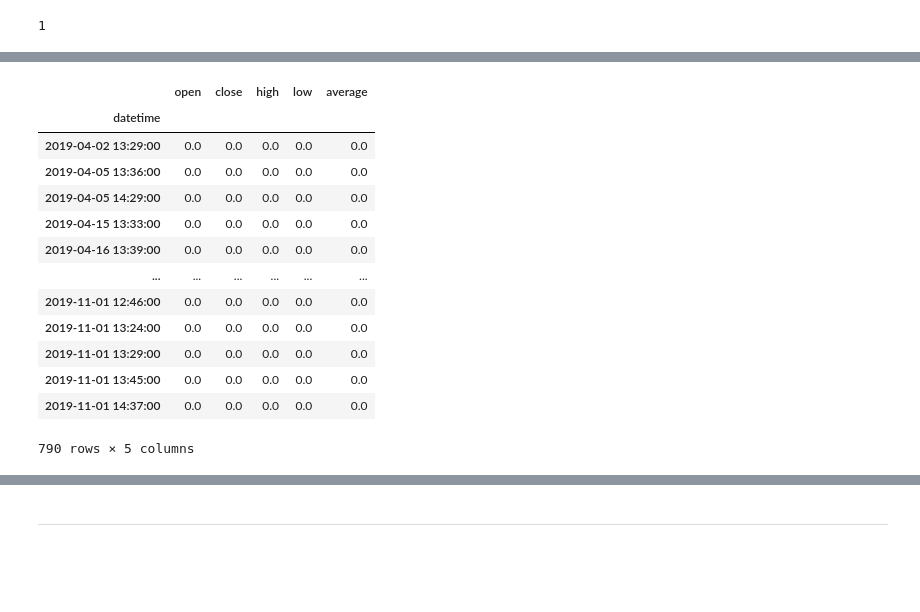
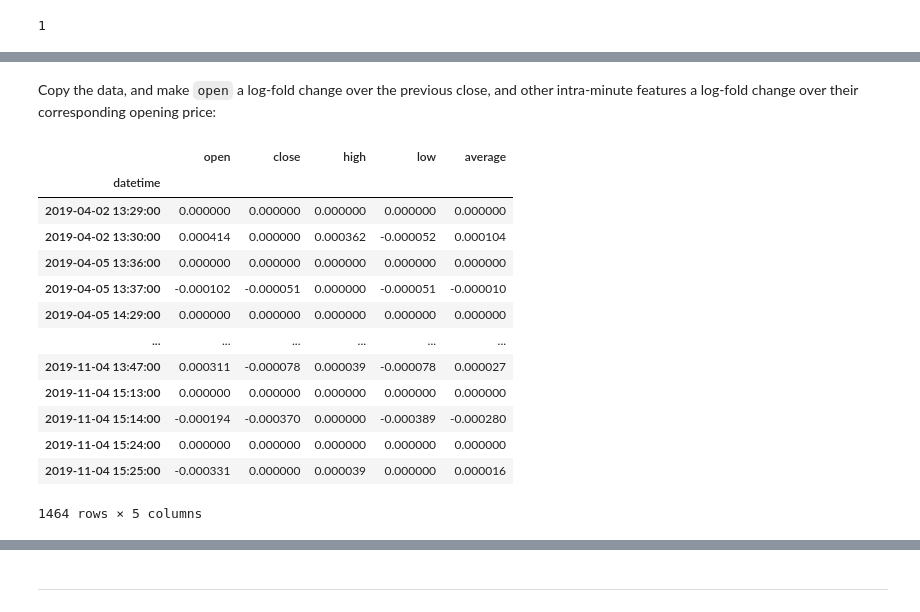
Before and after one commit to ryan-williams/pipelines, a Jupyter notebook: notebooks/Recurring runs example.ipynb, the cells around one changed output, grey strips where cells are left out. Cells and saved outputs as stored; diff of their text form; code cells hidden in the pictures; blank space fills up the shorter version.

Commit message:
wip document cells, fetch intraday prices, make open relative to prev close, and others relative to open

```diff
--- a/notebooks/Recurring runs example.ipynb
+++ b/notebooks/Recurring runs example.ipynb
@@ -237,2 +302,0 @@ dtype: int64
-# %%
-aapl.prev_close[day_start] = nan
@@ -274,2 +302,0 @@ aapl[day_start]
-# %%
-aapl['date'] = datetime.apply(lambda dt: dt.date())
@@ -330,3 +348,7 @@ grouped = aapl.groupby('date')
 # %%
-aapl.prev_close = grouped.prev_close.apply(lambda s: s.fillna(method='ffill')); aapl[aapl.prev_close.isna()]
+# aapl['date'] = datetime.apply(to_date)
+grouped = aapl.groupby(to_date)
+aapl.prev_close = grouped.prev_close.apply(lambda s: s.fillna(method='ffill'))
+# aapl.drop(columns='date', inplace=True)
+aapl.count()
 # %% [output]
@@ -412,4 +389,0 @@ dtype: int64
-# %%
-aapl.drop(columns='date', inplace=True)
-aapl.dropna(how='any', inplace=True)
-aapl
@@ -431,25 +390,28 @@ aapl
+# %% [markdown]
+Copy the data, and make `open` a log-fold change over the previous close, and other intra-minute features a log-fold change over their corresponding opening price:
 # %%
 lg = aapl.copy()
-for col in fill_cols:
-    lg[col] = log(lg[col] / aapl.prev_close)
+for col in fill_cols[1:]:
+    lg[col] = log(lg[col] / lg.open)
+lg.open = log(lg.open / lg.prev_close)
 
 lg.drop(columns='prev_close', inplace=True)
-lg[fill_cols][nan_idxs]
+lg[fill_cols][l_or(nan_idxs, nan_idxs.shift(1).fillna(False))]
 # %% [output]
 |  | open | close | high | low | average |
 | datetime |  |  |  |  |  |
-| 2019-04-02 13:29:00 | 0.0 | 0.0 | 0.0 | 0.0 | 0.0 |
-| 2019-04-05 13:36:00 | 0.0 | 0.0 | 0.0 | 0.0 | 0.0 |
-| 2019-04-05 14:29:00 | 0.0 | 0.0 | 0.0 | 0.0 | 0.0 |
-| 2019-04-15 13:33:00 | 0.0 | 0.0 | 0.0 | 0.0 | 0.0 |
-| 2019-04-16 13:39:00 | 0.0 | 0.0 | 0.0 | 0.0 | 0.0 |
+| 2019-04-02 13:29:00 | 0.000000 | 0.000000 | 0.000000 | 0.000000 | 0.000000 |
+| 2019-04-02 13:30:00 | 0.000414 | 0.000000 | 0.000362 | -0.000052 | 0.000104 |
+| 2019-04-05 13:36:00 | 0.000000 | 0.000000 | 0.000000 | 0.000000 | 0.000000 |
+| 2019-04-05 13:37:00 | -0.000102 | -0.000051 | 0.000000 | -0.000051 | -0.000010 |
+| 2019-04-05 14:29:00 | 0.000000 | 0.000000 | 0.000000 | 0.000000 | 0.000000 |
 | ... | ... | ... | ... | ... | ... |
-| 2019-11-01 12:46:00 | 0.0 | 0.0 | 0.0 | 0.0 | 0.0 |
-| 2019-11-01 13:24:00 | 0.0 | 0.0 | 0.0 | 0.0 | 0.0 |
-| 2019-11-01 13:29:00 | 0.0 | 0.0 | 0.0 | 0.0 | 0.0 |
-| 2019-11-01 13:45:00 | 0.0 | 0.0 | 0.0 | 0.0 | 0.0 |
-| 2019-11-01 14:37:00 | 0.0 | 0.0 | 0.0 | 0.0 | 0.0 |
+| 2019-11-04 13:47:00 | 0.000311 | -0.000078 | 0.000039 | -0.000078 | 0.000027 |
+| 2019-11-04 15:13:00 | 0.000000 | 0.000000 | 0.000000 | 0.000000 | 0.000000 |
+| 2019-11-04 15:14:00 | -0.000194 | -0.000370 | 0.000000 | -0.000389 | -0.000280 |
+| 2019-11-04 15:24:00 | 0.000000 | 0.000000 | 0.000000 | 0.000000 | 0.000000 |
+| 2019-11-04 15:25:00 | -0.000331 | 0.000000 | 0.000039 | 0.000000 | 0.000016 |
-790 rows × 5 columns
+1464 rows × 5 columns
 # %%
 lg.count()
 # %% [output]
```
Also changed, not shown: parts of 82 cells of this notebook.
